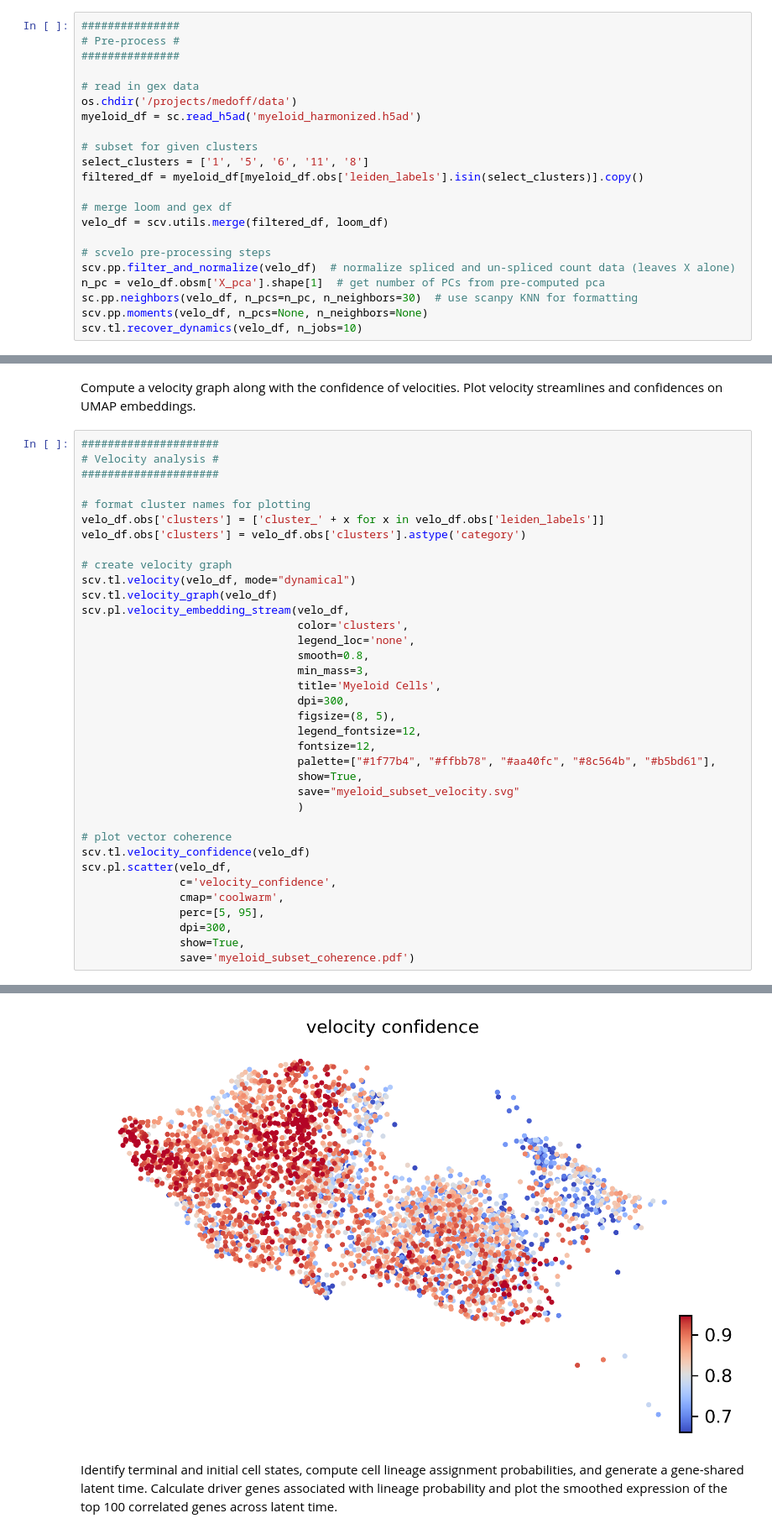
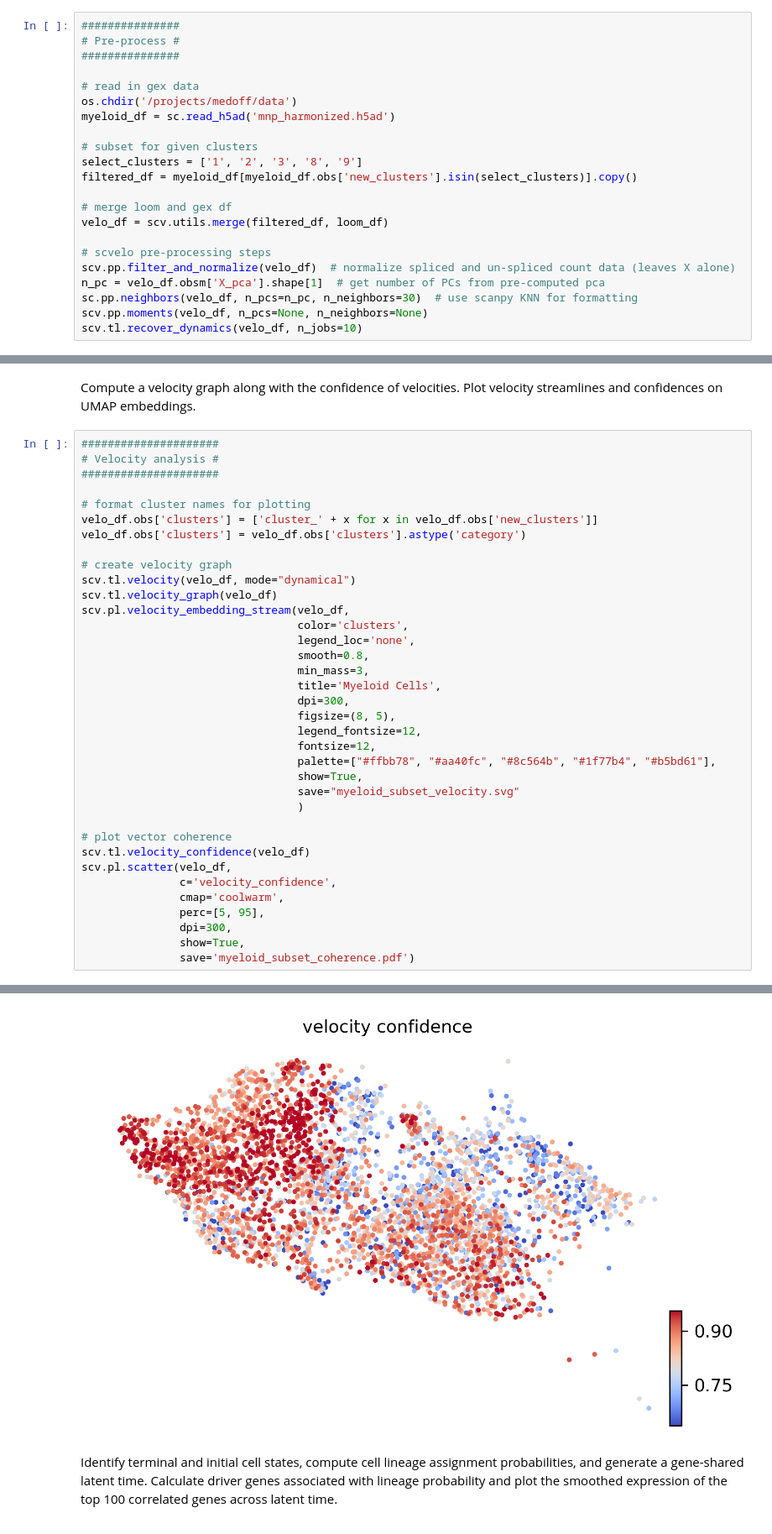
Before and after one commit to villani-lab/airway_allergic_asthma, a Jupyter notebook: figure_scripts/figure_6_trajectory/asthma_myeloid_velocity.ipynb, the cells around one changed output, grey strips where cells are left out. Shown at 84% size. Saved outputs shown, nothing was run; the diff lists cells and outputs as text.

Commit message:
update cluster names

```diff
--- a/figure_scripts/figure_6_trajectory/asthma_myeloid_velocity.ipynb
+++ b/figure_scripts/figure_6_trajectory/asthma_myeloid_velocity.ipynb
@@ -63,11 +69,11 @@ Prepare the data for velocity analysis by subsetting the GEX data to the cluster
 
 # read in gex data
 os.chdir('/projects/medoff/data')
-myeloid_df = sc.read_h5ad('myeloid_harmonized.h5ad')
+myeloid_df = sc.read_h5ad('mnp_harmonized.h5ad')
 
 # subset for given clusters
-select_clusters = ['1', '5', '6', '11', '8']
-filtered_df = myeloid_df[myeloid_df.obs['leiden_labels'].isin(select_clusters)].copy()
+select_clusters = ['1', '2', '3', '8', '9']
+filtered_df = myeloid_df[myeloid_df.obs['new_clusters'].isin(select_clusters)].copy()
 
 # merge loom and gex df
 velo_df = scv.utils.merge(filtered_df, loom_df)
@@ -96,7 +102,7 @@ Compute a velocity graph along with the confidence of velocities. Plot velocity
 #####################
 
 # format cluster names for plotting
-velo_df.obs['clusters'] = ['cluster_' + x for x in velo_df.obs['leiden_labels']]
+velo_df.obs['clusters'] = ['cluster_' + x for x in velo_df.obs['new_clusters']]
 velo_df.obs['clusters'] = velo_df.obs['clusters'].astype('category')
 
 # create velocity graph
@@ -112,7 +118,7 @@ scv.pl.velocity_embedding_stream(velo_df,
                                  figsize=(8, 5),
                                  legend_fontsize=12,
                                  fontsize=12,
-                                 palette=["#1f77b4", "#ffbb78", "#aa40fc", "#8c564b", "#b5bd61"],
+                                 palette=["#ffbb78", "#aa40fc", "#8c564b", "#1f77b4", "#b5bd61"],
                                  show=True,
                                  save="myeloid_subset_velocity.svg"
                                  )
@@ -141,8 +147,8 @@ saving figure to file ./figures/scvelo_myeloid_subset_velocity.svg
 --> added 'velocity_length' (adata.obs)
 --> added 'velocity_confidence' (adata.obs)
 --> added 'velocity_confidence_transition' (adata.obs)
 saving figure to file ./figures/scvelo_myeloid_subset_coherence.pdf
-[figure, old version]
+[figure, new version]
 # %% [markdown]
 Identify terminal and initial cell states, compute cell lineage assignment probabilities, and generate a gene-shared latent time. Calculate driver genes associated with lineage probability and plot the smoothed expression of the top 100 correlated genes across latent time.
 # %%
```
Also changed, not shown: parts of 5 cells of this notebook.
